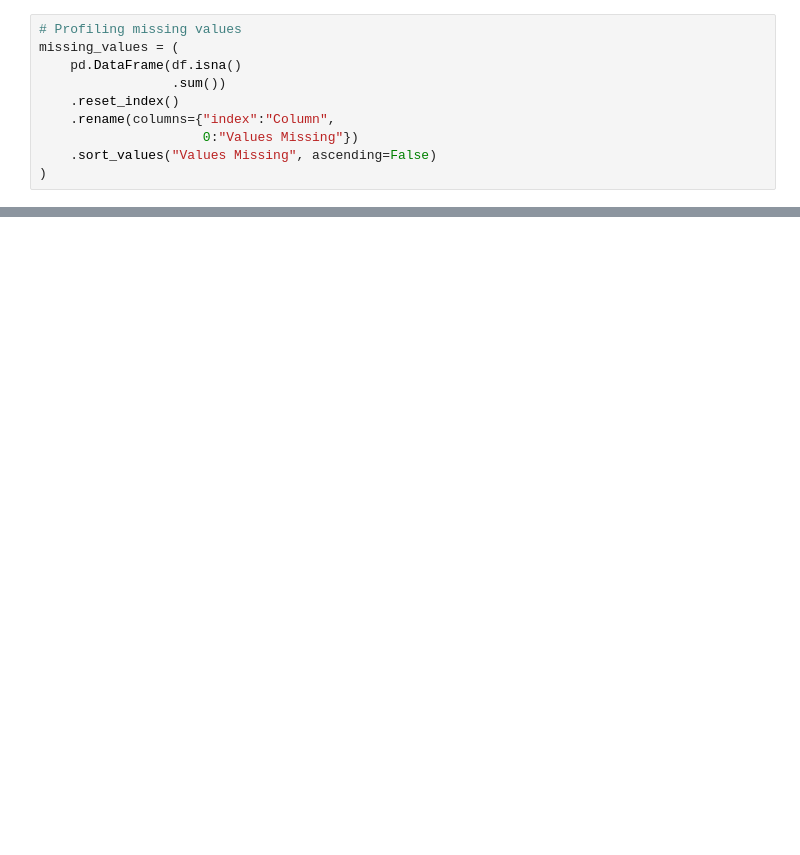
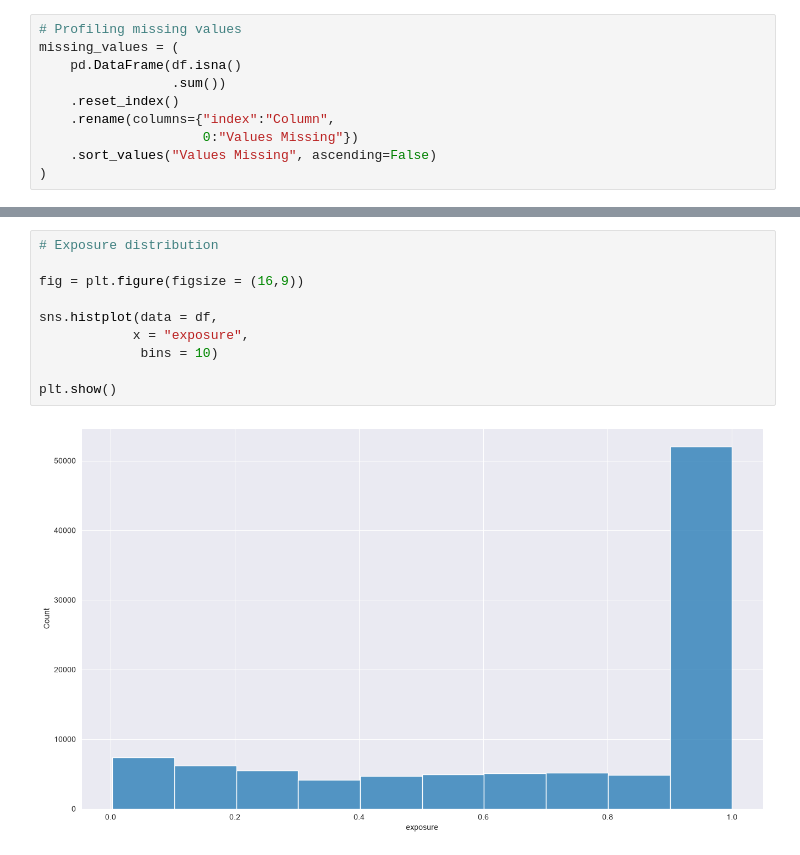
Before and after one commit to watchlotr/Python-Insurance-Case-Study, a Jupyter notebook: insurance_analysis.ipynb, the cells around one changed output, grey strips where cells are left out. Saved outputs shown, nothing was run; the diff lists cells and outputs as text; blank space fills up the shorter version.

```diff
--- a/insurance_analysis.ipynb
+++ b/insurance_analysis.ipynb
@@ -121,0 +383,12 @@ missing_values.to_csv(Path.cwd() / "Reports" / "missing_values.csv", index=False
+# %%
+# Exposure distribution
+
+fig = plt.figure(figsize = (16,9))
+
+sns.histplot(data = df,
+            x = "exposure",
+             bins = 10)
+
+plt.show()
+# %% [output]
+[figure, added]
```
Also changed, not shown: parts of 41 cells of this notebook, 1 other file.
